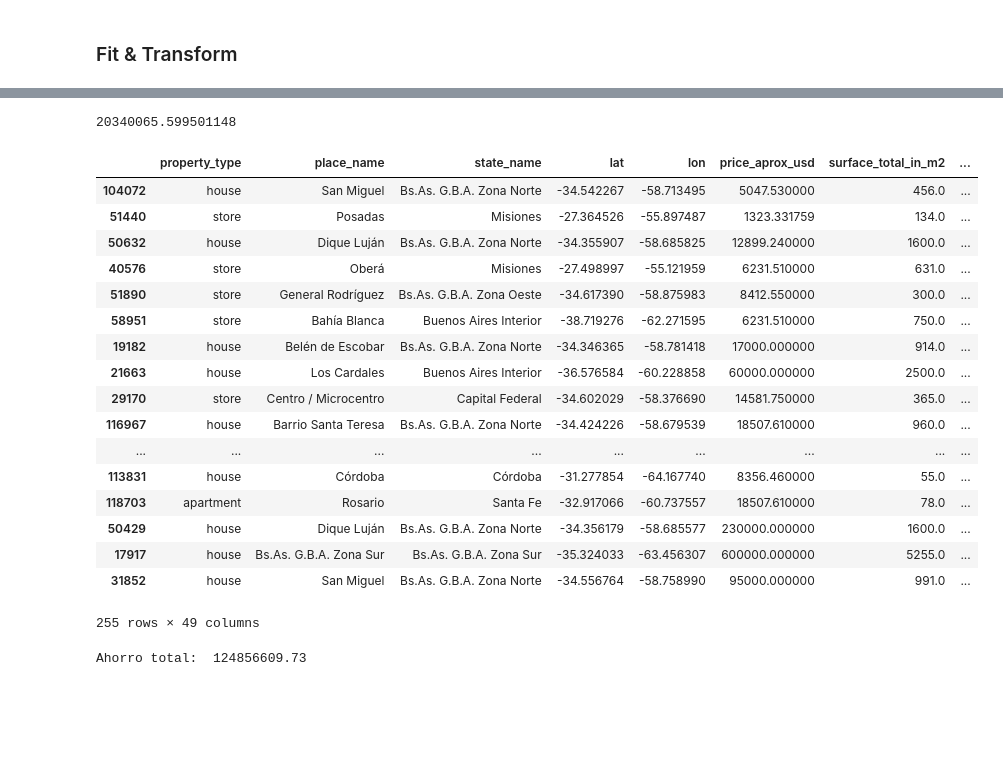
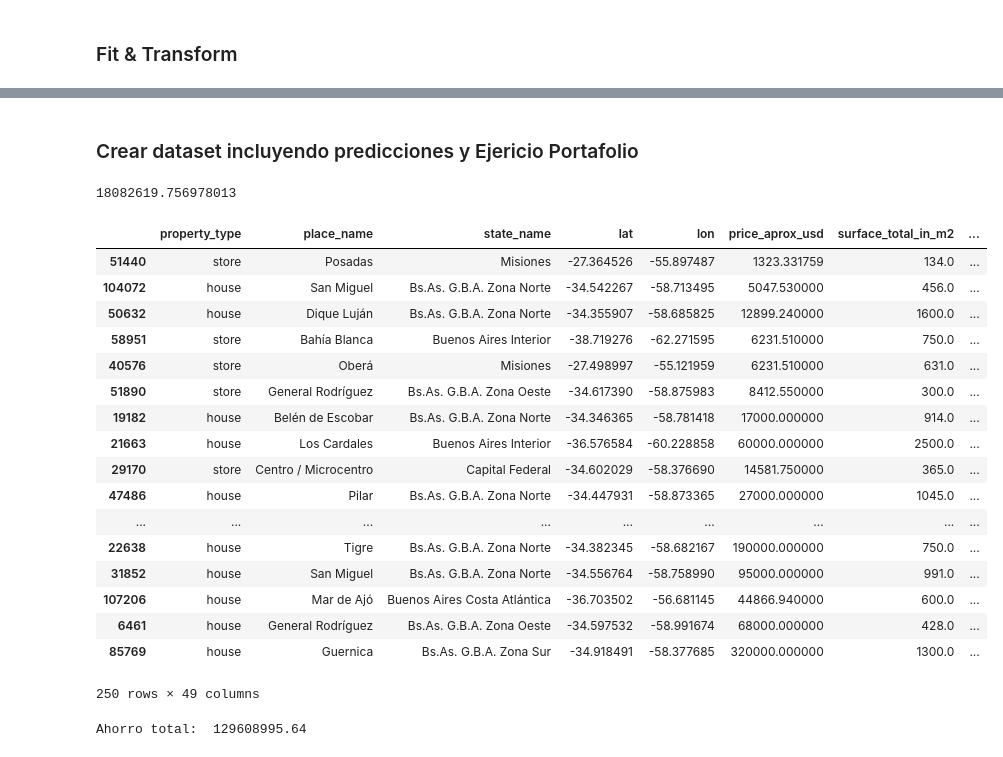
Before and after one commit to matiasngf/DH_proyecto_1, a Jupyter notebook: Regresion-Ridge.ipynb, the cells around one changed output, grey strips where cells are left out. Drawn from its saved outputs; the diff is of its cells as text; code cells hidden in the pictures; blank space fills up the shorter version.

```diff
--- a/Regresion-Ridge.ipynb
+++ b/Regresion-Ridge.ipynb
@@ -42,13 +42,12 @@ Ydf = df[target]
 X_trainDf, X_testDf, y_trainDf, y_testDf = train_test_split(Xdf, Ydf, test_size=0.30)
 # %%
 # FIT (función) - Vectorizar categóricas, Vectorizar texto en Description y Normalizar continuas
-from sklearn.linear_model import ElasticNetCV
 vectorizer = TfidfVectorizer(min_df=5)
 enc = DictVectorizer()
-clf = Ridge(1.118888888888889, random_state=241,fit_intercept=True)
-#clf = RidgeCV(alphas=np.linspace(0.01,5,10), cv=10, fit_intercept=True)
+clf = Ridge(1.0066666666666668, random_state=241,fit_intercept=True)
+#clf = RidgeCV(alphas=np.linspace(0.01,3,10), cv=10, fit_intercept=True)
 normalizer = preprocessing.Normalizer()
-poly = PolynomialFeatures(degree = 2, include_bias = False)
+poly = PolynomialFeatures(degree = 1, include_bias = False)
 
 def fit_model(X_train, Y_train):
     texts = X_train[descriptions]
@@ -139,0 +132,2 @@ valores = clf.predict(X_all)
+# %% [markdown]
+### Crear dataset incluyendo predicciones y Ejericio Portafolio
@@ -146,52 +148,56 @@ diferencia.loc[:,'prediccion_m2'] = valores
 diferencia.loc[:,'porcentaje_m2'] = Ydf / valores
 
 dfR = df.join(diferencia)
 
 dfR.loc[:,'prediccion_valor'] = dfR.prediccion_m2 * dfR.surface_total_in_m2
 
 dfR = dfR[dfR.prediccion_m2 > 0]
 
 
 portafolio = dfR.sample(n=100,random_state=100)
 
 capital = portafolio.price_aprox_usd.sum()
 print(capital)
 
 dfR.sort_values(by='porcentaje_m2', ascending=True, inplace=True)
 casas_compradas = pd.DataFrame([], columns=dfR.columns)
 i = 0
 ahorro = 0
 while capital > 0:
     casa = dfR.iloc[i,:]
     valorCasa = casa.price_aprox_usd
     ahorro += casa.prediccion_valor - casa.price_aprox_usd
     casas_compradas = casas_compradas.append(casa)
     capital -= valorCasa
     i += 1
 
 display(casas_compradas)
+
+# Exportar casos a comprar a CSV
+casas_compradas.to_csv('casas_compradas_ridge.csv')
+
 print('Ahorro total: ', np.round(ahorro, 2))
 # %% [output]
-20340065.599501148
+18082619.756978013
 |  | property_type | place_name | state_name | lat | lon | price_aprox_usd | surface_total_in_m2 | ... |
+| 51440 | store | Posadas | Misiones | -27.364526 | -55.897487 | 1323.331759 | 134.0 | ... |
 | 104072 | house | San Miguel | Bs.As. G.B.A. Zona Norte | -34.542267 | -58.713495 | 5047.530000 | 456.0 | ... |
-| 51440 | store | Posadas | Misiones | -27.364526 | -55.897487 | 1323.331759 | 134.0 | ... |
 | 50632 | house | Dique Luján | Bs.As. G.B.A. Zona Norte | -34.355907 | -58.685825 | 12899.240000 | 1600.0 | ... |
+| 58951 | store | Bahía Blanca | Buenos Aires Interior | -38.719276 | -62.271595 | 6231.510000 | 750.0 | ... |
 | 40576 | store | Oberá | Misiones | -27.498997 | -55.121959 | 6231.510000 | 631.0 | ... |
 | 51890 | store | General Rodríguez | Bs.As. G.B.A. Zona Oeste | -34.617390 | -58.875983 | 8412.550000 | 300.0 | ... |
-| 58951 | store | Bahía Blanca | Buenos Aires Interior | -38.719276 | -62.271595 | 6231.510000 | 750.0 | ... |
 | 19182 | house | Belén de Escobar | Bs.As. G.B.A. Zona Norte | -34.346365 | -58.781418 | 17000.000000 | 914.0 | ... |
 | 21663 | house | Los Cardales | Buenos Aires Interior | -36.576584 | -60.228858 | 60000.000000 | 2500.0 | ... |
 | 29170 | store | Centro / Microcentro | Capital Federal | -34.602029 | -58.376690 | 14581.750000 | 365.0 | ... |
-| 116967 | house | Barrio Santa Teresa | Bs.As. G.B.A. Zona Norte | -34.424226 | -58.679539 | 18507.610000 | 960.0 | ... |
+| 47486 | house | Pilar | Bs.As. G.B.A. Zona Norte | -34.447931 | -58.873365 | 27000.000000 | 1045.0 | ... |
 | ... | ... | ... | ... | ... | ... | ... | ... | ... |
-| 113831 | house | Córdoba | Córdoba | -31.277854 | -64.167740 | 8356.460000 | 55.0 | ... |
-| 118703 | apartment | Rosario | Santa Fe | -32.917066 | -60.737557 | 18507.610000 | 78.0 | ... |
-| 50429 | house | Dique Luján | Bs.As. G.B.A. Zona Norte | -34.356179 | -58.685577 | 230000.000000 | 1600.0 | ... |
-| 17917 | house | Bs.As. G.B.A. Zona Sur | Bs.As. G.B.A. Zona Sur | -35.324033 | -63.456307 | 600000.000000 | 5255.0 | ... |
+| 22638 | house | Tigre | Bs.As. G.B.A. Zona Norte | -34.382345 | -58.682167 | 190000.000000 | 750.0 | ... |
 | 31852 | house | San Miguel | Bs.As. G.B.A. Zona Norte | -34.556764 | -58.758990 | 95000.000000 | 991.0 | ... |
+| 107206 | house | Mar de Ajó | Buenos Aires Costa Atlántica | -36.703502 | -56.681145 | 44866.940000 | 600.0 | ... |
+| 6461 | house | General Rodríguez | Bs.As. G.B.A. Zona Oeste | -34.597532 | -58.991674 | 68000.000000 | 428.0 | ... |
+| 85769 | house | Guernica | Bs.As. G.B.A. Zona Sur | -34.918491 | -58.377685 | 320000.000000 | 1300.0 | ... |
-255 rows × 49 columns
+250 rows × 49 columns
-Ahorro total:  124856609.73
+Ahorro total:  129608995.64
 # %%
 import seaborn as sns; sns.set()
 import matplotlib.pyplot as plt
```
Also changed, not shown: parts of 11 cells of this notebook, 2 other files.
